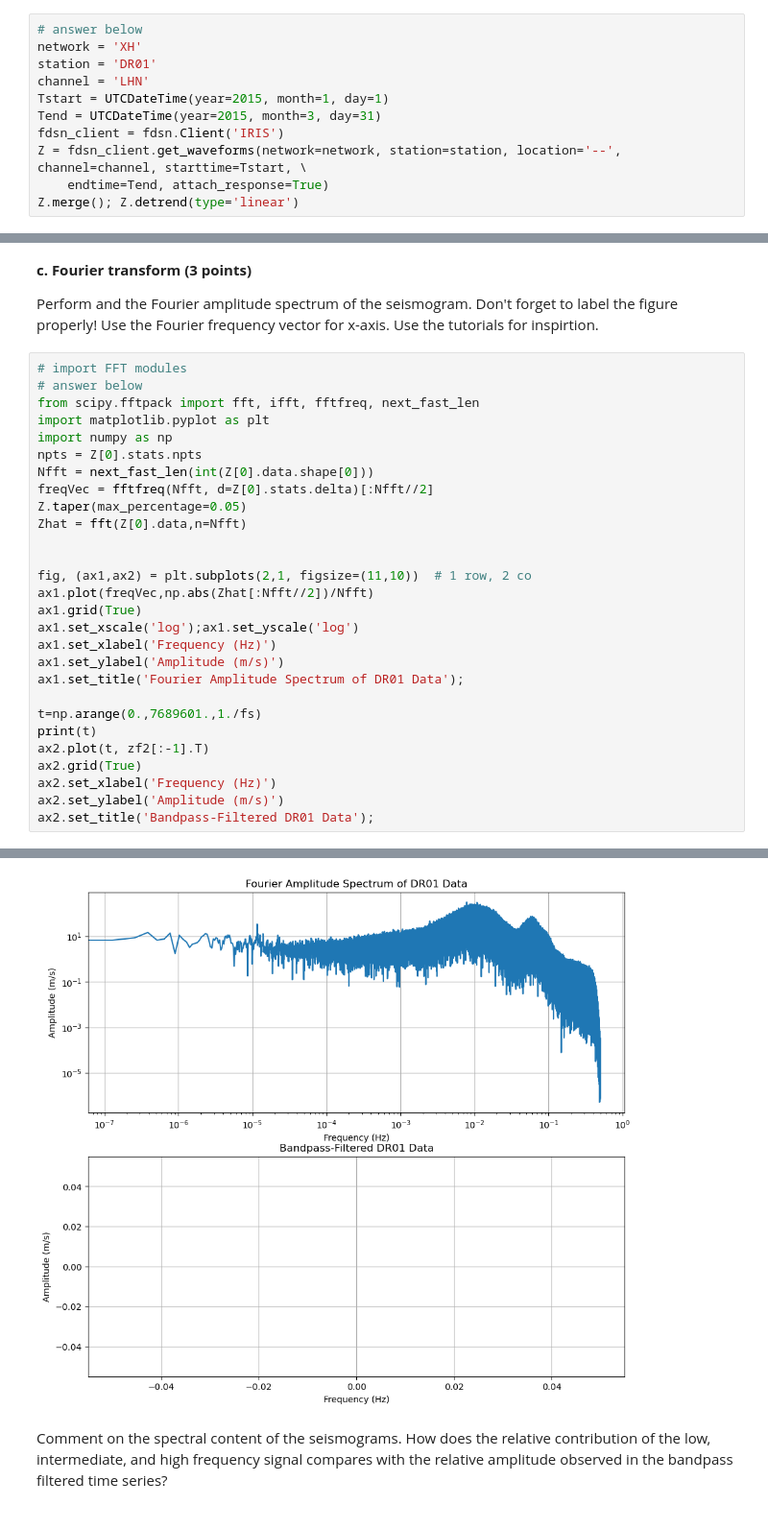
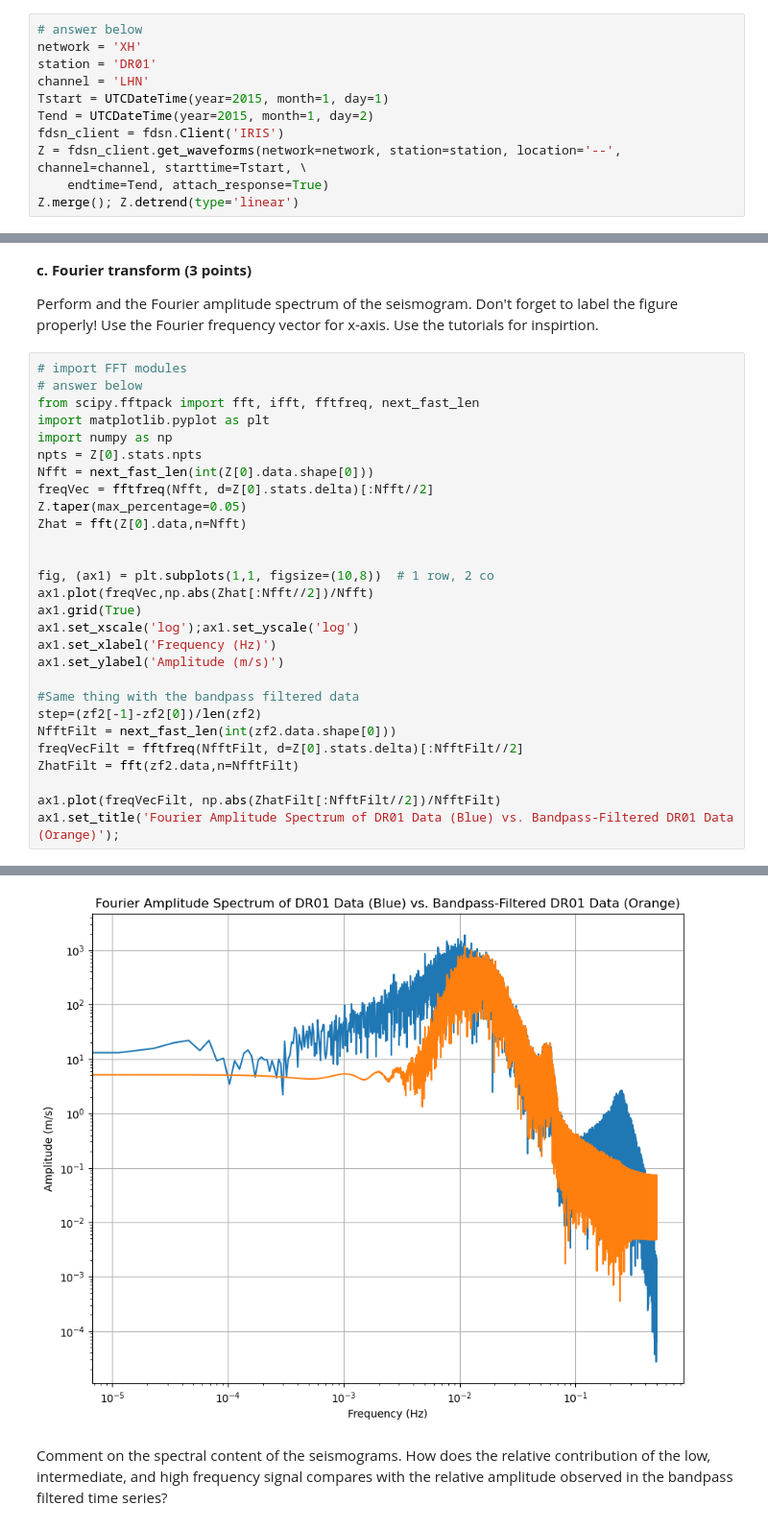
Before and after one commit to UW-ESS-DS/MLGEO2022_AERP, a Jupyter notebook: homework/homework_4.ipynb, the cells around one changed output, grey strips where cells are left out. Shown at 96% size. Drawn from its saved outputs; the diff is of its cells as text.

```diff
--- a/homework/homework_4.ipynb
+++ b/homework/homework_4.ipynb
@@ -47,7 +47,7 @@ network = 'XH'
 station = 'DR01'
 channel = 'LHN'
 Tstart = UTCDateTime(year=2015, month=1, day=1)
-Tend = UTCDateTime(year=2015, month=3, day=31)
+Tend = UTCDateTime(year=2015, month=1, day=2)
 fdsn_client = fdsn.Client('IRIS')
 Z = fdsn_client.get_waveforms(network=network, station=station, location='--', channel=channel, starttime=Tstart, \
     endtime=Tend, attach_response=True)
@@ -113,19 +137,19 @@ Z.taper(max_percentage=0.05)
 Zhat = fft(Z[0].data,n=Nfft)
 
 
-fig, (ax1,ax2) = plt.subplots(2,1, figsize=(11,10))  # 1 row, 2 co
+fig, (ax1) = plt.subplots(1,1, figsize=(10,8))  # 1 row, 2 co
 ax1.plot(freqVec,np.abs(Zhat[:Nfft//2])/Nfft)
 ax1.grid(True)
 ax1.set_xscale('log');ax1.set_yscale('log')
 ax1.set_xlabel('Frequency (Hz)')
 ax1.set_ylabel('Amplitude (m/s)')
-ax1.set_title('Fourier Amplitude Spectrum of DR01 Data');
 
-t=np.arange(0.,7689601.,1./fs)
-print(t)
-ax2.plot(t, zf2[:-1].T)
-ax2.grid(True)
-ax2.set_xlabel('Frequency (Hz)')
-ax2.set_ylabel('Amplitude (m/s)')
-ax2.set_title('Bandpass-Filtered DR01 Data');
+#Same thing with the bandpass filtered data
+step=(zf2[-1]-zf2[0])/len(zf2)
+NfftFilt = next_fast_len(int(zf2.data.shape[0]))
+freqVecFilt = fftfreq(NfftFilt, d=Z[0].stats.delta)[:NfftFilt//2]
+ZhatFilt = fft(zf2.data,n=NfftFilt)
+
+ax1.plot(freqVecFilt, np.abs(ZhatFilt[:NfftFilt//2])/NfftFilt)
+ax1.set_title('Fourier Amplitude Spectrum of DR01 Data (Blue) vs. Bandpass-Filtered DR01 Data (Orange)');
 # %% [output]
@@ -134,3 +156,3 @@ ax2.set_title('Bandpass-Filtered DR01 Data');
-[figure, old version]
+[figure, new version]
 # %% [markdown]
 Comment on the spectral content of the seismograms. How does the relative contribution of the low, intermediate, and high frequency signal compares with the relative amplitude observed in the bandpass filtered time series?
```
Also changed, not shown: parts of 31 cells of this notebook, 1 other file.
